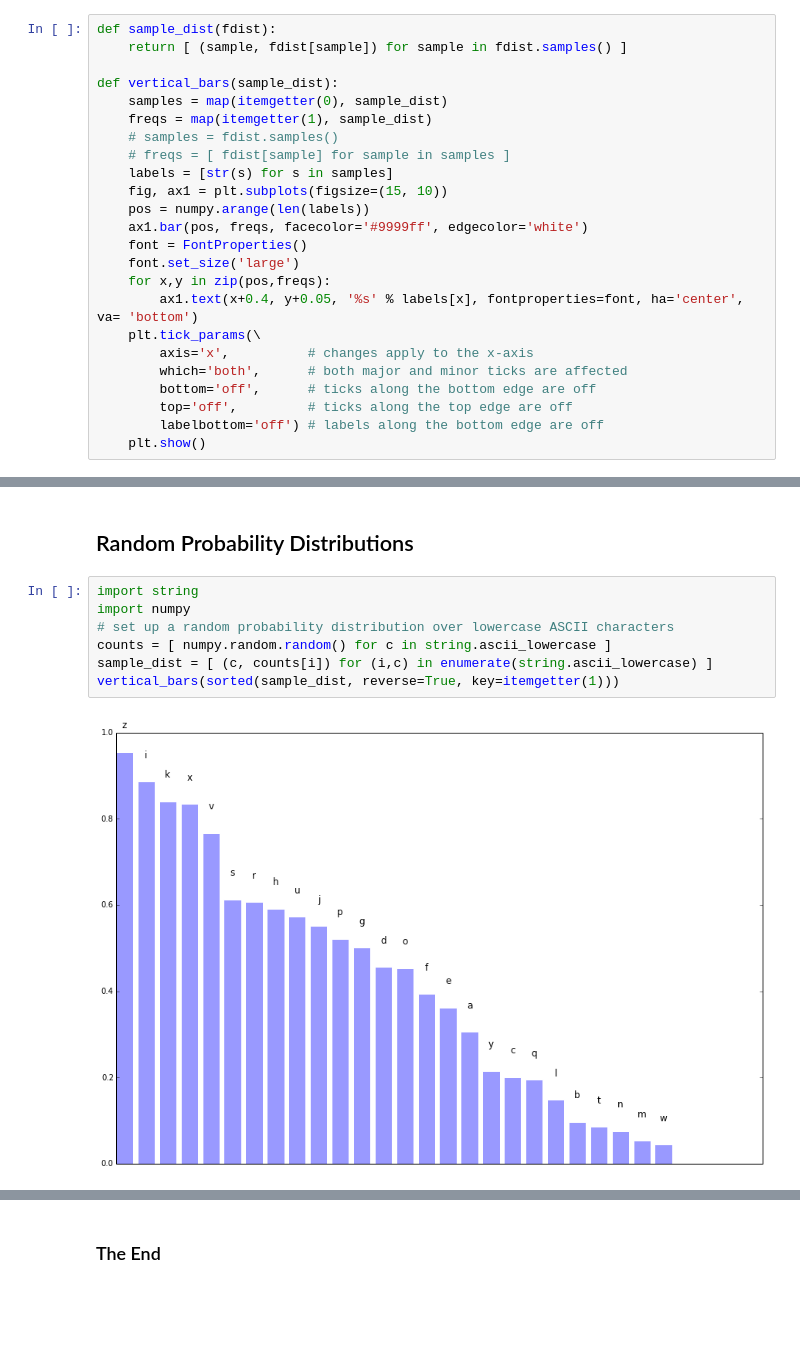
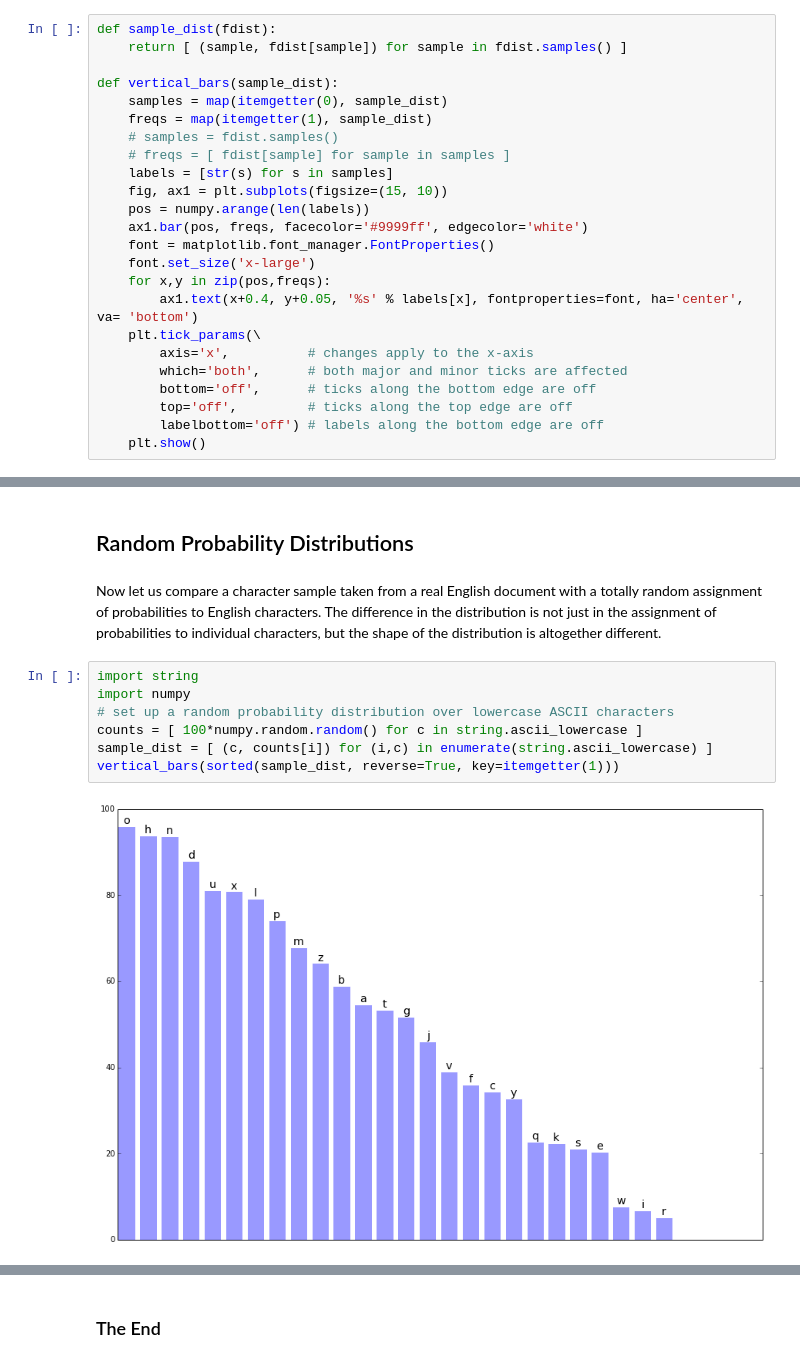
Before and after one commit to anoopsarkar/nlp-class, a Jupyter notebook: assets/notebooks/probintro.ipynb, the cells around one changed output, grey strips where cells are left out. Cells and saved outputs as stored; diff of their text form; blank space fills up the shorter version.

Commit message:
larger font for graph; better random distribution graph

```diff
--- a/assets/notebooks/probintro.ipynb
+++ b/assets/notebooks/probintro.ipynb
@@ -115,8 +135,8 @@ def vertical_bars(sample_dist):
     fig, ax1 = plt.subplots(figsize=(15, 10))
     pos = numpy.arange(len(labels))
     ax1.bar(pos, freqs, facecolor='#9999ff', edgecolor='white')
-    font = FontProperties()
-    font.set_size('large')
+    font = matplotlib.font_manager.FontProperties()
+    font.set_size('x-large')
     for x,y in zip(pos,freqs):
         ax1.text(x+0.4, y+0.05, '%s' % labels[x], fontproperties=font, ha='center', va= 'bottom')
     plt.tick_params(\
@@ -159,14 +173,16 @@ vertical_bars(sample_dist(fdist3))
 # %% [markdown]
 ## Random Probability Distributions
+# %% [markdown]
+Now let us compare a character sample taken from a real English document with a totally random assignment of probabilities to English characters. The difference in the distribution is not just in the assignment of probabilities to individual characters, but the shape of the distribution is altogether different.
 # %%
 import string
 import numpy
 # set up a random probability distribution over lowercase ASCII characters
-counts = [ numpy.random.random() for c in string.ascii_lowercase ]
+counts = [ 100*numpy.random.random() for c in string.ascii_lowercase ]
 sample_dist = [ (c, counts[i]) for (i,c) in enumerate(string.ascii_lowercase) ]
 vertical_bars(sorted(sample_dist, reverse=True, key=itemgetter(1)))
 # %% [output]
-[figure, old version]
+[figure, new version]
 # %%
 total = sum(counts)
 # the following is a dictionary comprehension
```
Also changed, not shown: parts of 24 cells of this notebook.
